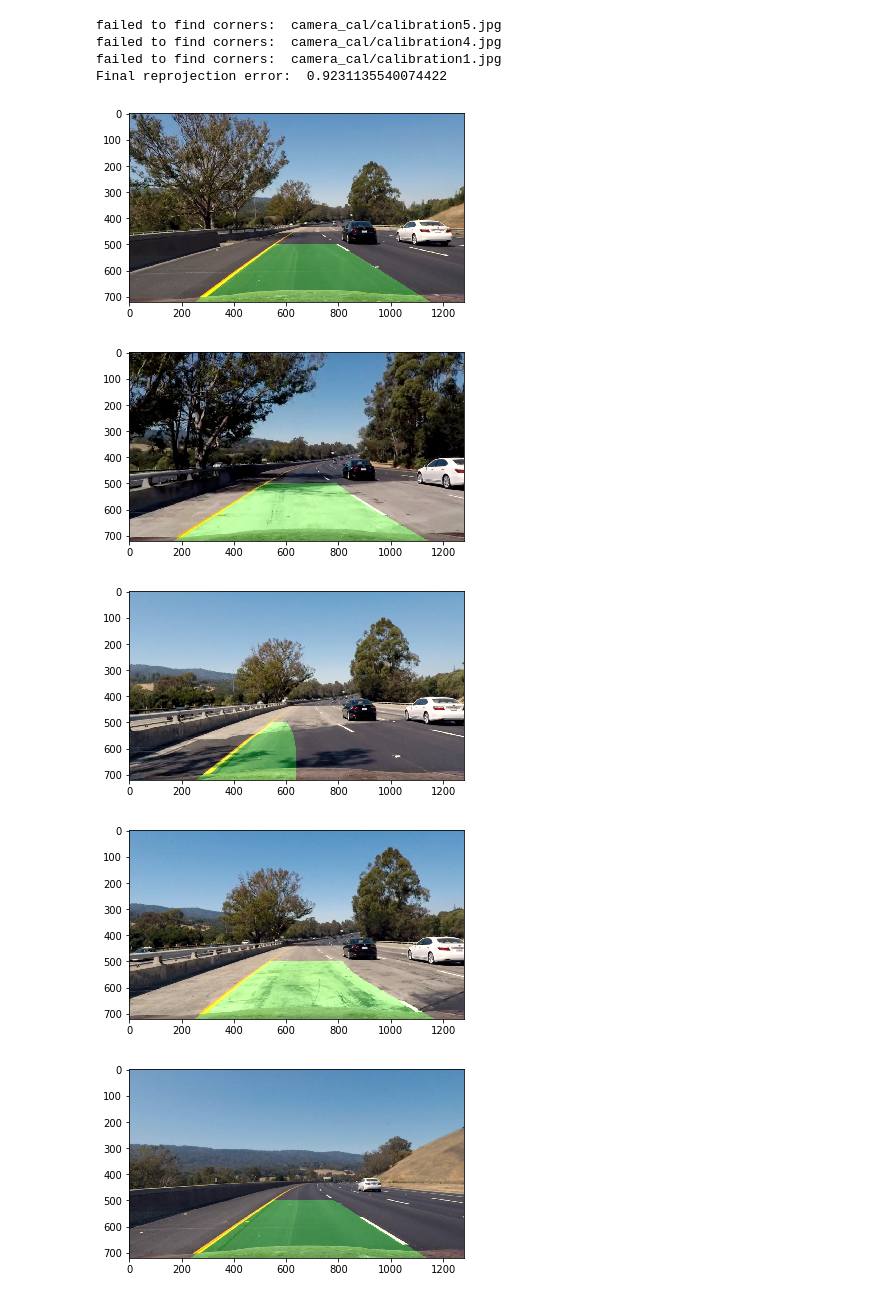
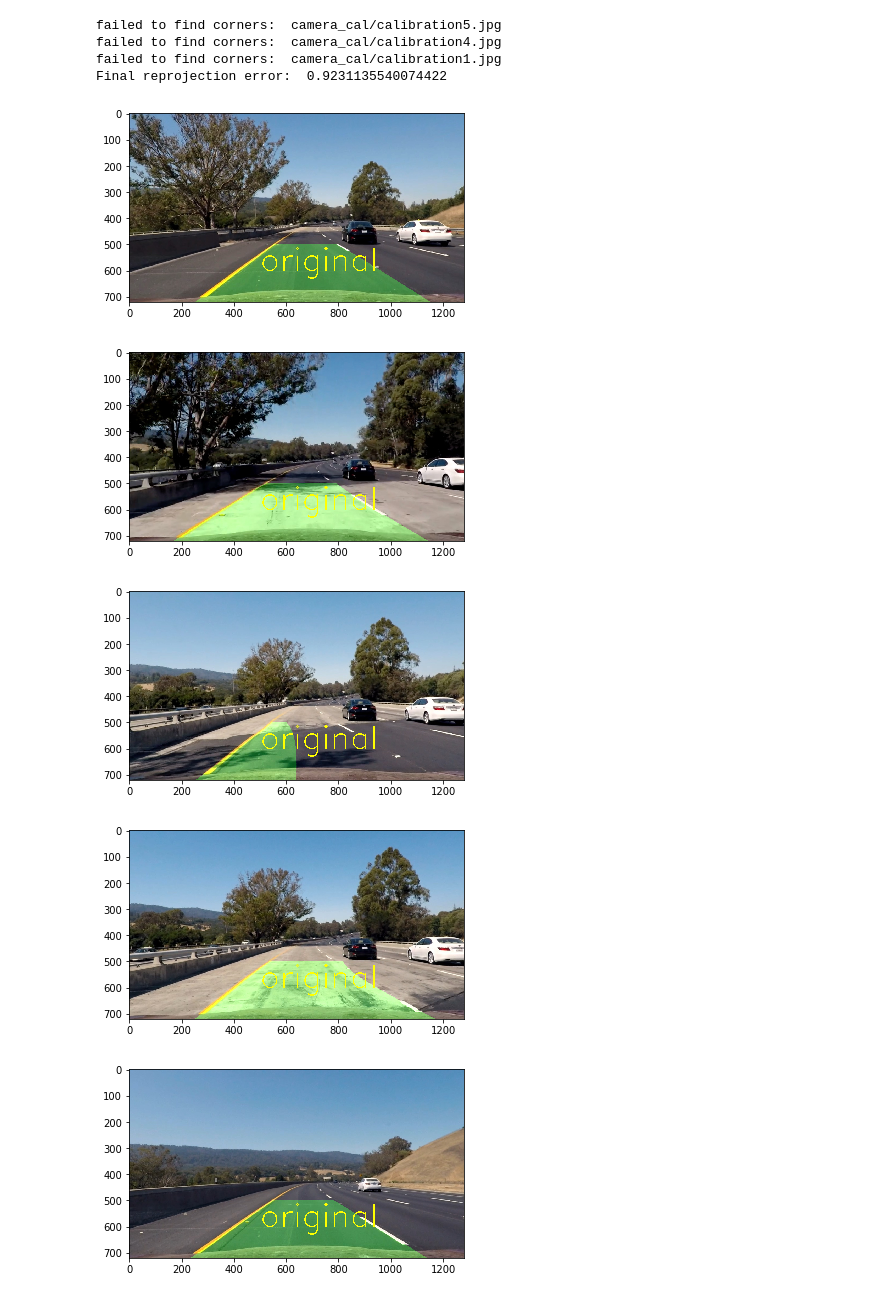
Before and after one commit to sazzad/CarND-Advanced-Lane-Lines, a Jupyter notebook: advanced_lane_detection.ipynb, the cells around one changed output. Saved outputs shown, nothing was run; the diff lists cells and outputs as text; code cells hidden in the pictures.

```diff
--- a/advanced_lane_detection.ipynb
+++ b/advanced_lane_detection.ipynb
@@ -61,6 +63,20 @@ def read_image(fname):
     #image = cv2.imread(fname)
     image = mpimg.imread(fname)
     return image
+
+def write_text(image, text):
+    font                   = cv2.FONT_HERSHEY_SIMPLEX
+    bottomLeftCornerOfText = (500,600)
+    fontScale              = 4
+    fontColor              = (255,255,0)
+    lineType               = 4
+
+    cv2.putText(image,text,
+        bottomLeftCornerOfText,
+        font,
+        fontScale,
+        fontColor,
+        lineType)
 # %% [markdown]
 ## Camera Calibration
 # %%
@@ -248,6 +264,7 @@ def find_lane_pixels(binary_warped):
 
     return leftx, lefty, rightx, righty, out_img
 # %%
+# Given that a binary warped image, it fits a polinomial for left and right lane.
 def fit_polynomial(binary_warped):
     # Find our lane pixels first
     leftx, lefty, rightx, righty, out_img = find_lane_pixels(binary_warped)
@@ -276,7 +293,7 @@ def fit_polynomial(binary_warped):
     #plt.plot(left_fitx, ploty, color='yellow')
     #plt.plot(right_fitx, ploty, color='yellow')
 
-    return out_img, left_fitx, right_fitx, ploty
+    return left_fitx, right_fitx, ploty, left_fit, right_fit
 # %%
 def fit_poly(img_shape, leftx, lefty, rightx, righty):
     ### TO-DO: Fit a second order polynomial to each with np.polyfit() ###
@@ -394,19 +402,37 @@ Final reprojection error:  0.9231135540074422
+# %%
+M, Minv = get_homography()
+left_lane = Line()
+right_lane = Line()
+
+def run_pipeline(image, look_ahead = False):
+    undistort = undistort_image(calibration_matrix, distortion_coeff, image)
+    thresholded = apply_gradient_thresholds(undistort)
+    warped = warp_image(thresholded, M)
+    src = 'look head'
+    if look_ahead== True and left_lane.detected == True and right_lane.detected == True:
+        left_fitx, right_fitx, ploty =  search_around_poly(warped, left_lane.last_fit, right_lane.last_fit)
+    else:
+        left_fitx, right_fitx, ploty, left_fit, right_fit =  fit_polynomial(warped)
+        left_lane.detected = True
+        right_lane.detected = True
+        left_lane.last_fit = left_fit
+        right_lane.last_fit = right_fit
+        src = 'original'
+    result = warp_back(undistort, Minv, warped, left_fitx, right_fitx, ploty)
+    write_text(result, src )
+    return result
 # %%
 # test images
 M, Minv = get_homography()
 test_images = glob.glob("test_images/*.jpg")
 for fname in test_images:
     image = read_image(fname)
-    undistort = undistort_image(calibration_matrix, distortion_coeff, image)
-    thresholded = apply_gradient_thresholds(undistort)
-    warped = warp_image(thresholded, M)
-    out_img, left_fitx, right_fitx, ploty =  fit_polynomial(warped)
-    result = warp_back(undistort, Minv, warped, left_fitx, right_fitx, ploty)
+    result = run_pipeline(image)
     plt.figure()
     plt.imshow(result)
 # %% [output]
-[figure, old version]
+[figure, new version]
-[figure, old version]
+[figure, new version]
-[figure, old version]
+[figure, new version]
-[figure, old version]
+[figure, new version]
-[figure, old version]
+[figure, new version]
```
Also changed, not shown: parts of 8 cells of this notebook.
